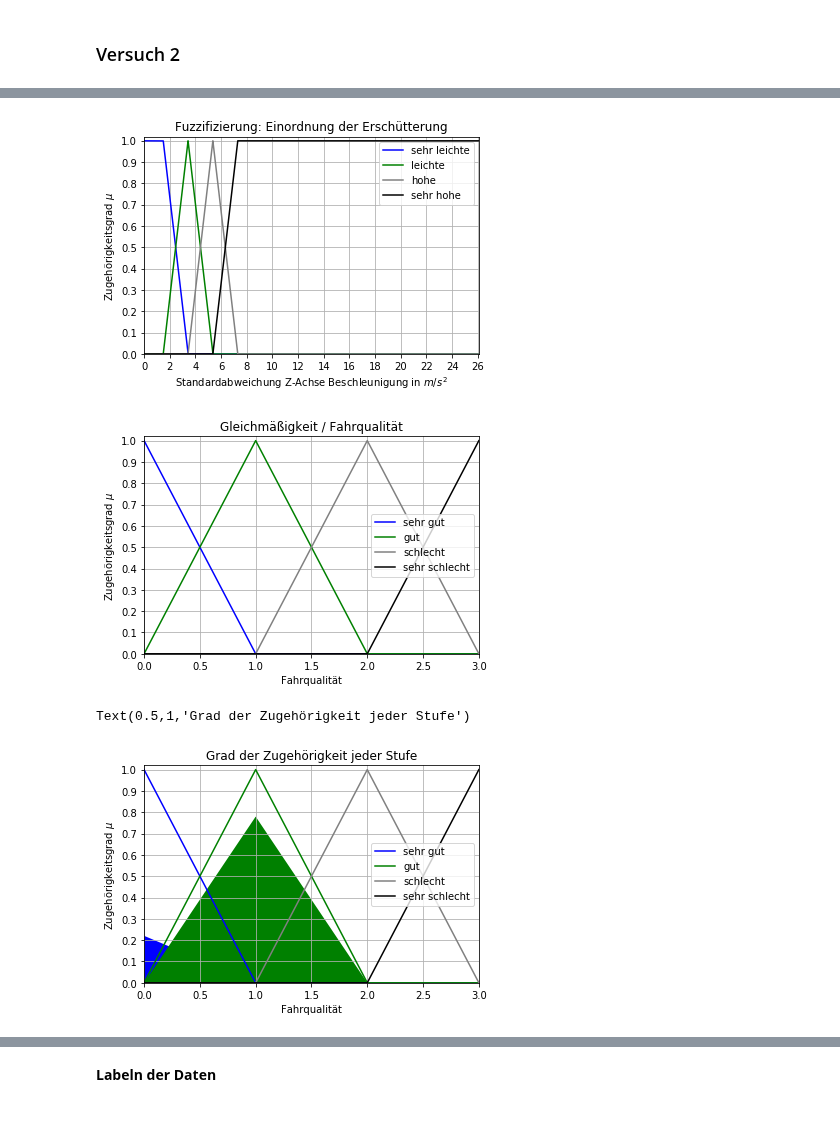
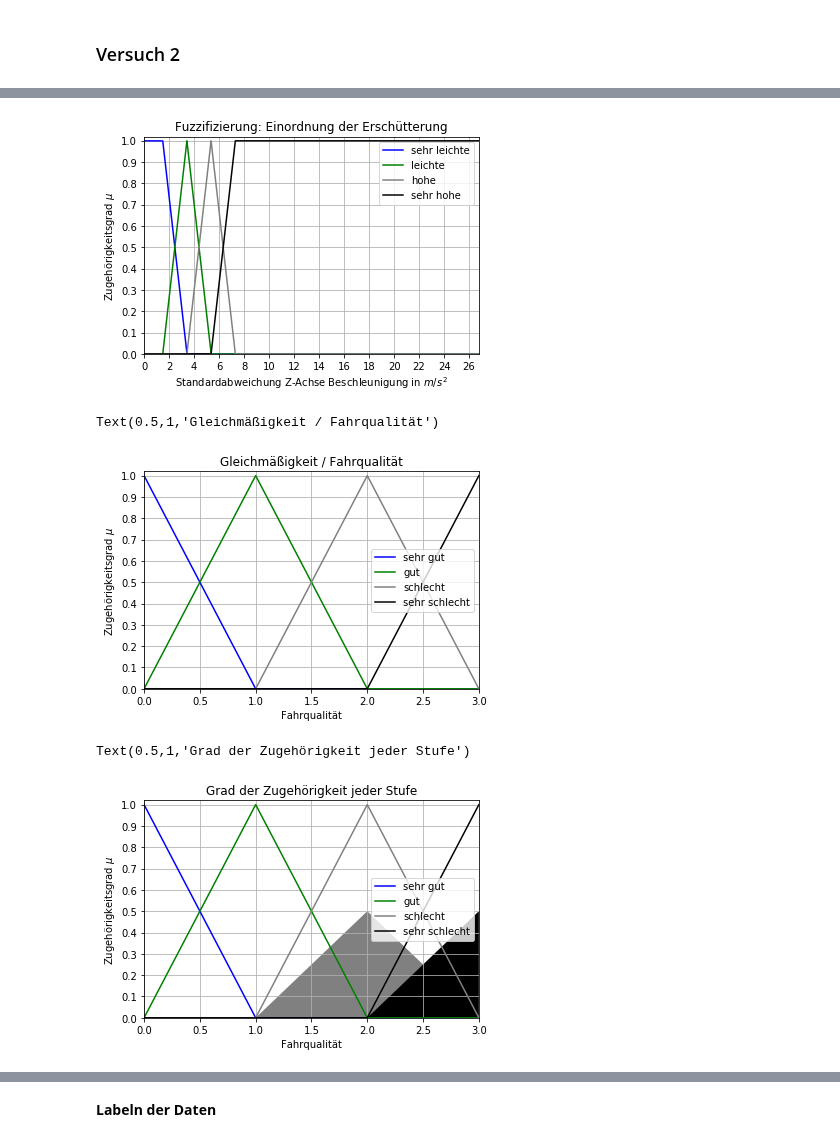
Before and after one commit to SandGreif/FahrradwegeKlassifizierung, a Jupyter notebook: daten_labeln/fuzzyLogic.ipynb, the cells around one changed output, grey strips where cells are left out. Drawn from its saved outputs; the diff is of its cells as text; code cells hidden in the pictures.

Commit message:
Faltungsnetz Versuch 4.2 durchgeführt

```diff
--- a/daten_labeln/fuzzyLogic.ipynb
+++ b/daten_labeln/fuzzyLogic.ipynb
@@ -268,9 +275,9 @@ smoothnessVeryBad  = fuzz.trimf(smoothness,[2,3,4])
 # %%
 # Plot Fuzzifizierung
-plt.plot(vibration, vibrationVeryLow, color='blue', label='sehr leichte')
-plt.plot(vibration, vibrationLow, color='green', label='leichte')
-plt.plot(vibration, vibrationHigh, color='gray', label='hohe')
-plt.plot(vibration, vibrationVeryHigh, c='k',  label='sehr hohe')
+plt.plot(vibration, vibrationVeryLow,  c='blue',  label='sehr leichte')
+plt.plot(vibration, vibrationLow,      c='green', label='leichte')
+plt.plot(vibration, vibrationHigh,     c='gray',  label='hohe')
+plt.plot(vibration, vibrationVeryHigh, c='k',     label='sehr hohe')
 plt.legend()
 plt.ylabel("Zugehörigkeitsgrad $\mu$")
 plt.xlabel("Standardabweichung Z-Achse Beschleunigung in $m/s^2$")
@@ -280,15 +287,15 @@ plt.xlim(0,maxVibration)
 plt.xticks(np.arange(0, maxVibration, 2))
 plt.yticks(np.arange(0, 1.1, 0.1))
 plt.grid()
-plt.savefig("fuzzifizierungVersuch2.png")
+#plt.savefig("fuzzifizierungVersuch2.png")
 # %% [output]
-[figure, old version]
+[figure, new version]
 # %%
 # PLot Gleichmäßigkeit / Fahrqualität
-plt.plot(smoothness, smoothnessVeryGood, color='blue', label='sehr gut')
-plt.plot(smoothness, smoothnessGood, color='green', label='gut')
-plt.plot(smoothness, smoothnessBad, color='gray', label='schlecht')
-plt.plot(smoothness, smoothnessVeryBad, color='k', label='sehr schlecht')
+plt.plot(smoothness, smoothnessVeryGood, c='blue',  label='sehr gut')
+plt.plot(smoothness, smoothnessGood,     c='green', label='gut')
+plt.plot(smoothness, smoothnessBad,      c='gray',  label='schlecht')
+plt.plot(smoothness, smoothnessVeryBad,  c='k',     label='sehr schlecht')
 plt.grid()
 plt.ylabel("Zugehörigkeitsgrad $\mu$")
 plt.xlabel("Fahrqualität")
@@ -297,12 +304,13 @@ plt.yticks(np.arange(0, 1.1, 0.1))
 plt.ylim(0,1.02)
 plt.legend(loc=5)
 plt.title("Gleichmäßigkeit / Fahrqualität")
-plt.savefig("fahrqualitaetVersuch2.png")
+#plt.savefig("fahrqualitaetVersuch2.png")
 # %% [output]
+Text(0.5,1,'Gleichmäßigkeit / Fahrqualität')
 [figure]
 # %%
 index = 17713
-accZValue = 3 #featuresDf["Standardabweichung Z-Achse Beschleunigung in m/s^2"].iloc[index]
+accZValue = 6.3255 #featuresDf["Standardabweichung Z-Achse Beschleunigung in m/s^2"].iloc[index]
 vibrationLevelVeryLow  = fuzz.interp_membership(vibration, vibrationVeryLow,  accZValue)
 vibrationLevelLow      = fuzz.interp_membership(vibration, vibrationLow,      accZValue)
 vibrationLevelHigh     = fuzz.interp_membership(vibration, vibrationHigh,     accZValue)
@@ -316,23 +318,35 @@ smooth  = np.zeros_like(smoothness)
+# %%
+# Berechne Implikation
+# Numpy fmin Dokumentation: https://docs.scipy.org/doc/numpy/reference/generated/numpy.fmin.html
+# Regel 1: Wenn die Erschütterung a sehr leicht ist, dann ist die Fahrqualität sehr gut.
+# Regel 2: Wenn  die Erschütterung a leicht ist, dann ist die Fahrqualität gut.
+# Regel 3: Wenn die Erschütterung a hoch ist, dann ist die Fahrqualität schlecht.
+# Regel 4: Wenn die Erschütterung a sehr hoch ist, dann ist die Fahrqualität sehr schlecht.
+rule1 = np.fmin(vibrationLevelVeryLow,  smoothnessVeryGood)
+rule2 = np.fmin(vibrationLevelLow,      smoothnessGood)
+rule3 = np.fmin(vibrationLevelHigh,     smoothnessBad)
+rule4 = np.fmin(vibrationLevelVeryHigh, smoothnessVeryBad)
+# Numpy Array mit 0, um Zugrhörigkeitsfläche darzustellen
+smoothZeros  = np.zeros_like(smoothness)
 # %%
-# Plot
-plt.fill_between(smoothness, smooth, rule1, facecolor='b')
+# Plot Aggregation
+plt.fill_between(smoothness, smoothZeros, rule1, facecolor='b')
 plt.plot(smoothness, smoothnessVeryGood, c='b', label="sehr gut")
-plt.fill_between(smoothness, smooth, rule2, facecolor='g')
+plt.fill_between(smoothness, smoothZeros, rule2, facecolor='g')
 plt.plot(smoothness, smoothnessGood, c='g', label="gut")
-plt.fill_between(smoothness, smooth, rule3, facecolor='gray')
+plt.fill_between(smoothness, smoothZeros, rule3, facecolor='gray')
 plt.plot(smoothness, smoothnessBad, c='gray', label="schlecht")
-plt.fill_between(smoothness, smooth, rule4, facecolor='k')
+plt.fill_between(smoothness, smoothZeros, rule4, facecolor='k')
 plt.plot(smoothness, smoothnessVeryBad, 'k', label="sehr schlecht")
-
 plt.grid()
 plt.ylabel("Zugehörigkeitsgrad $\mu$")
 plt.xlabel("Fahrqualität")
 plt.xlim(0,3)
 plt.yticks(np.arange(0, 1.1, 0.1))
 plt.ylim(0,1.02)
 plt.legend(loc=5)
 plt.title("Grad der Zugehörigkeit jeder Stufe")
 # %% [output]
 Text(0.5,1,'Grad der Zugehörigkeit jeder Stufe')
-[figure, old version]
+[figure, new version]
 # %%
```
Also changed, not shown: parts of 16 cells of this notebook, 8 other files.
